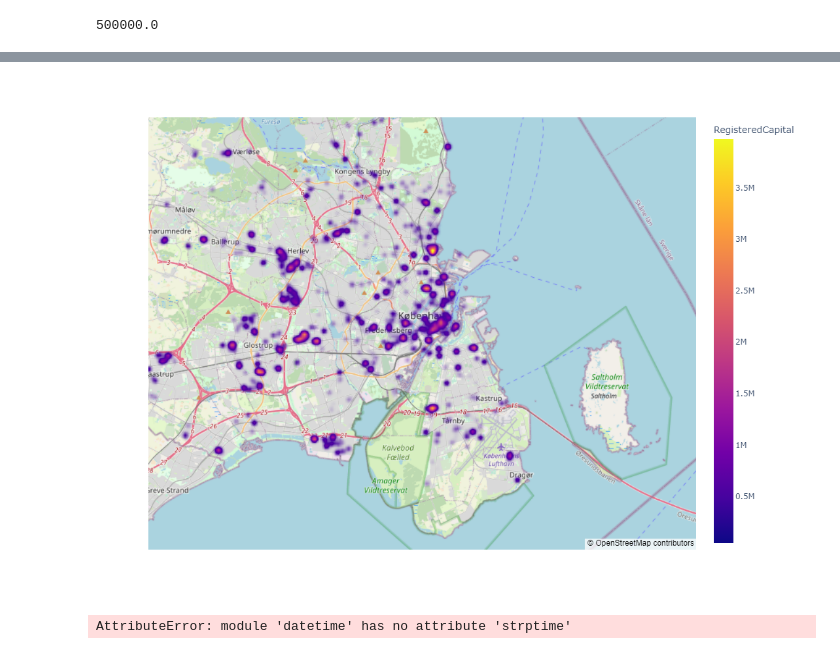
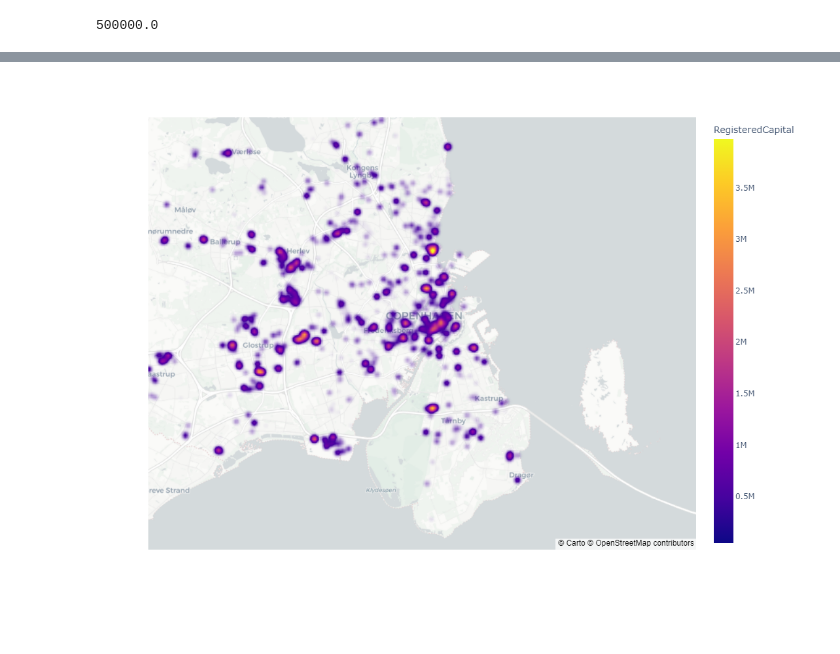
Before and after one commit to ivaroli/DataInTheWild, a Jupyter notebook: Analysis/Analysis.ipynb, the cells around one changed output, grey strips where cells are left out. Saved outputs shown, nothing was run; the diff lists cells and outputs as text; code cells hidden in the pictures.

```diff
--- a/Analysis/Analysis.ipynb
+++ b/Analysis/Analysis.ipynb
@@ -92,7 +92,8 @@ for area in df["Area"].unique():
     employee_area_df["Area"].append(area)
     employee_area_df["Employees"].append(df[df["Area"] == area]["NumEmployees"].sum())
 
+sns.set_style("whitegrid")
 plt.figure(figsize=(15,8))
-ax=sns.barplot(pd.DataFrame(employee_area_df).sort_values(by=['Employees'], ascending=False), x="Area", y="Employees")
-ax.tick_params(axis='x', rotation=45, labelsize=12)
+ax=sns.barplot(pd.DataFrame(employee_area_df).sort_values(by=['Employees'], ascending=False).nlargest(15, "Employees"), x="Area", y="Employees", color='steelblue')
+ax.tick_params(axis='x', rotation=45, labelsize=18)
 # %% [output]
@@ -115,21 +116,15 @@ fig.show()
 # %%
 fig = px.density_mapbox(df,
                         lat = 'BusinessAddressLatitude',
                         lon = 'BusinessAddressLongitude',
                         z = 'RegisteredCapital',
                         labels={"NumEmployees": "Number of employees"},
-                        radius = 8,
+                        radius = 9,
                         center = dict(lat = 55.6761, lon = 12.5683),
                         zoom = 10,
                         width=800, height=800,
-                        mapbox_style = 'open-street-map')
+                        mapbox_style = 'carto-positron')
 plt.rcParams["figure.figsize"] = (20,20)
 fig.show()
 # %% [output]
-[figure, old version]
+[figure, new version]
-# %%
-import datetime
-
-[int((date.today() - datetime.strptime(x, '%Y-%m-%d')).days // days_in_year) for  x in df["StartDate"]]
-# %% [output]
-AttributeError: module 'datetime' has no attribute 'strptime'
```
Also changed, not shown: parts of 7 cells of this notebook, 1 other file.
